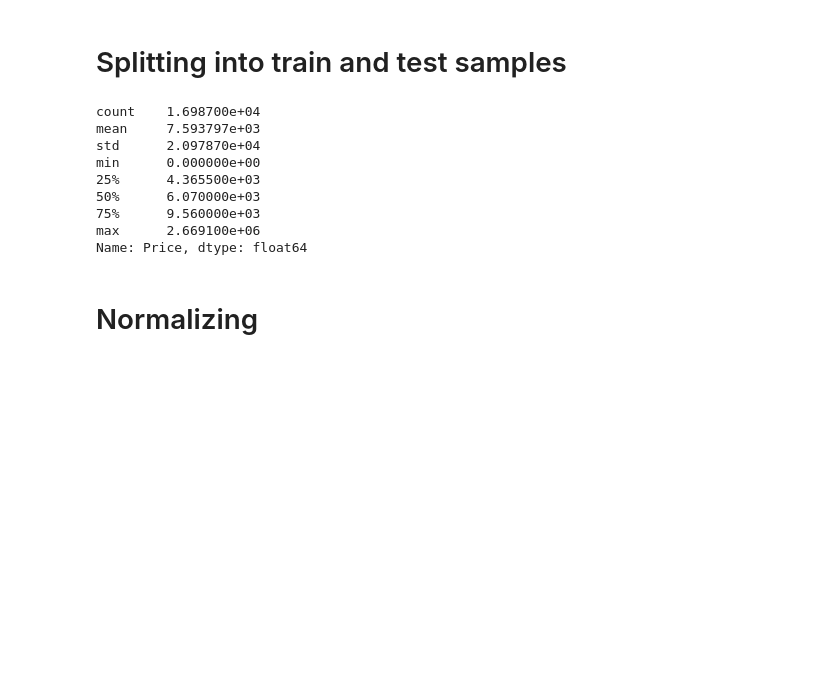
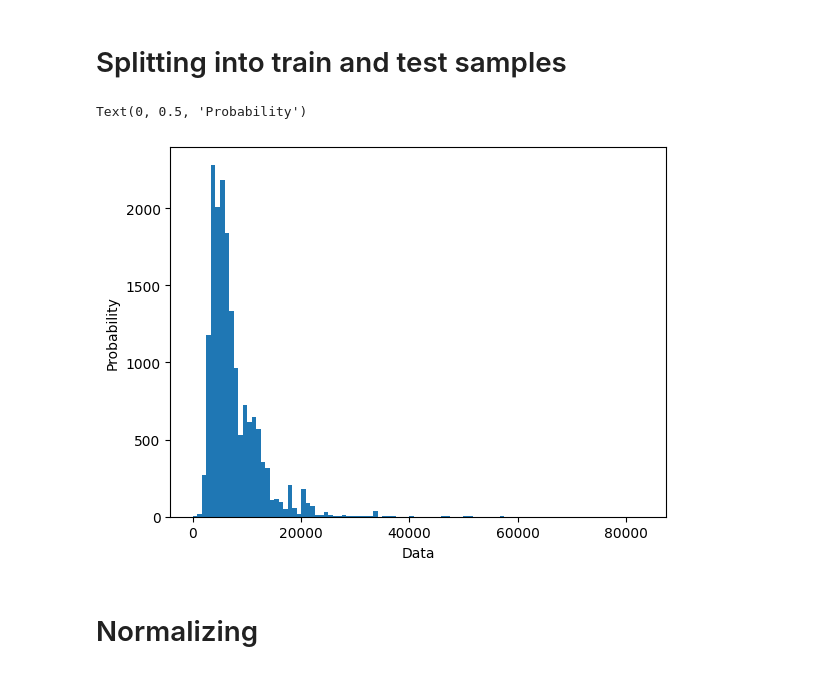
Before and after one commit to MaksimNikolin/Kaggle, a Jupyter notebook: house_price_2(Linreg+Embedding).ipynb, the cells around one changed output. Cells and saved outputs as stored; diff of their text form; code cells hidden in the pictures; blank space fills up the shorter version.

```diff
--- a/house_price_2(Linreg+Embedding).ipynb
+++ b/house_price_2(Linreg+Embedding).ipynb
@@ -442,15 +439,11 @@ df.head(2)
 train = df3[:16987]
 test = df3[16987:]
 test.drop(['Price'], axis=1, inplace=True)
-# %%
-train['Price'].describe()
-# %% [output]
-count    1.698700e+04
-mean     7.593797e+03
-std      2.097870e+04
-min      0.000000e+00
-25%      4.365500e+03
-50%      6.070000e+03
-75%      9.560000e+03
-max      2.669100e+06
-Name: Price, dtype: float64
+# %%
+prices = train['Price'].values
+plt.hist(prices, bins=100)
+plt.xlabel('Data')
+plt.ylabel('Probability')
+# %% [output]
+Text(0, 0.5, 'Probability')
+[figure, added]
```
Also changed, not shown: parts of 29 cells of this notebook.
